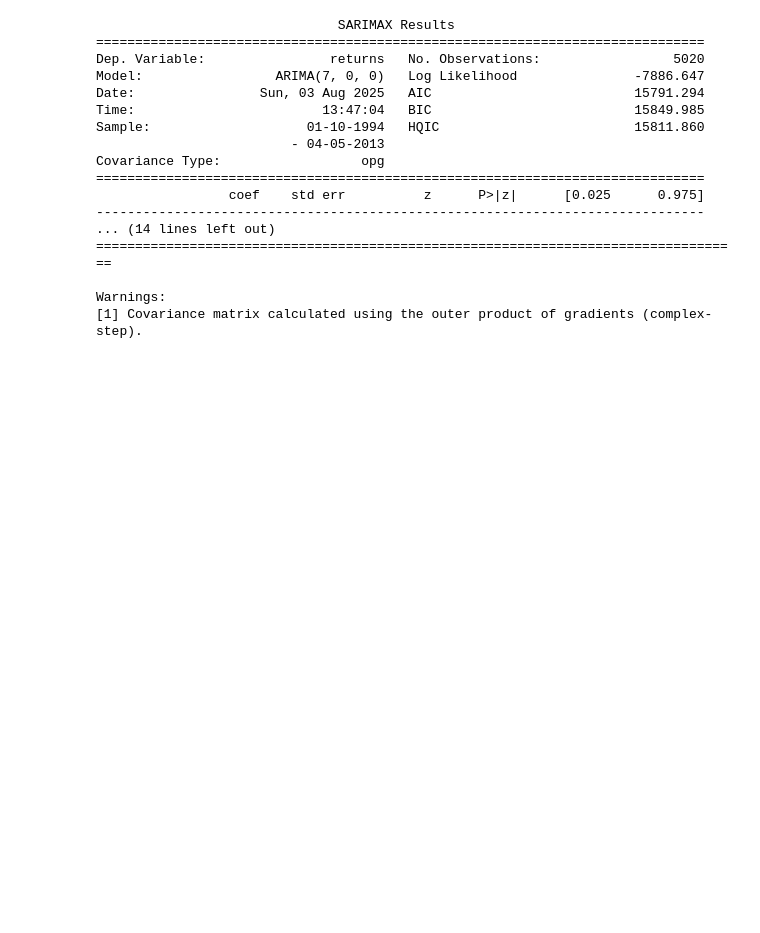
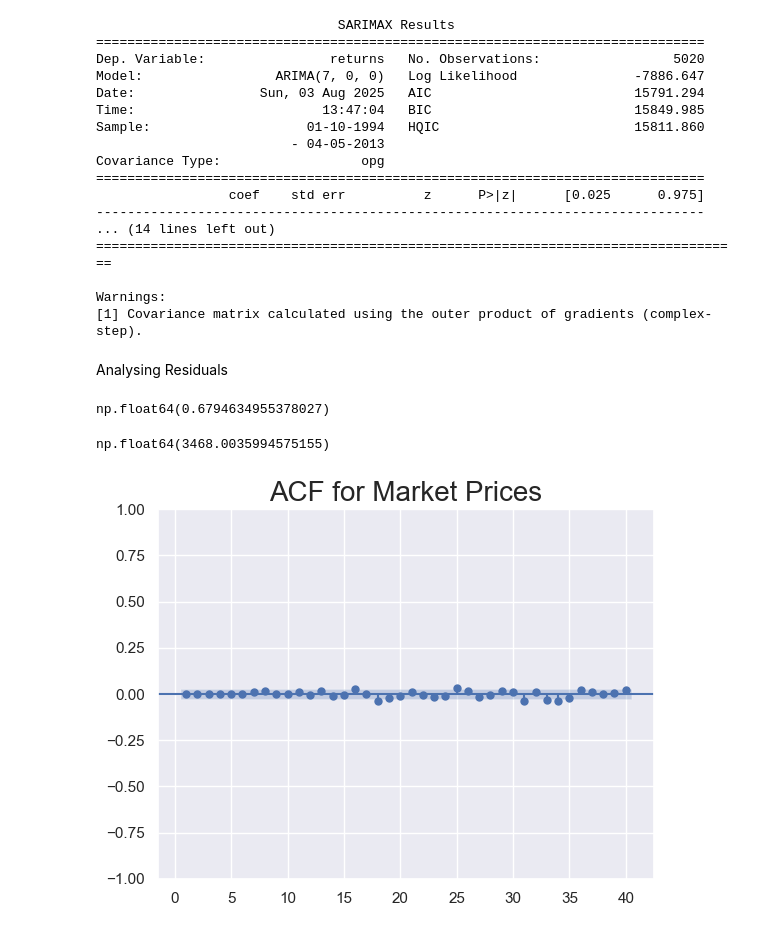
Before and after one commit to mkolade/time-series, a Jupyter notebook: 4th-TheArModel.ipynb, the cells around one changed output. Drawn from its saved outputs; the diff is of its cells as text; code cells hidden in the pictures; blank space fills up the shorter version.

Commit message:
Analysing Residuals

```diff
--- a/4th-TheArModel.ipynb
+++ b/4th-TheArModel.ipynb
@@ -546,3 +546,21 @@ Warnings:
 # When compared to the result of the AR model summary on non-normalized data,
 # No big difference is observed in the p-value and other critical areas. Therefore
 # Normalization does not affect Model Prediction capabilities
+# %% [markdown]
+Analysing Residuals
+# %%
+df["price_res"] = result_ar_7.resid
+# %%
+df.price_res.mean()
+# %% [output]
+np.float64(0.6794634955378027)
+# %%
+df.price_res.var()
+# %% [output]
+np.float64(3468.0035994575155)
+# %%
+sgt.plot_acf(df["price_res"], lags=40, zero=False)
+plt.title("ACF for Market Prices", size=20)
+plt.show()
+# %% [output]
+[figure, added]
```
Also changed, not shown: parts of 1 cell of this notebook.
